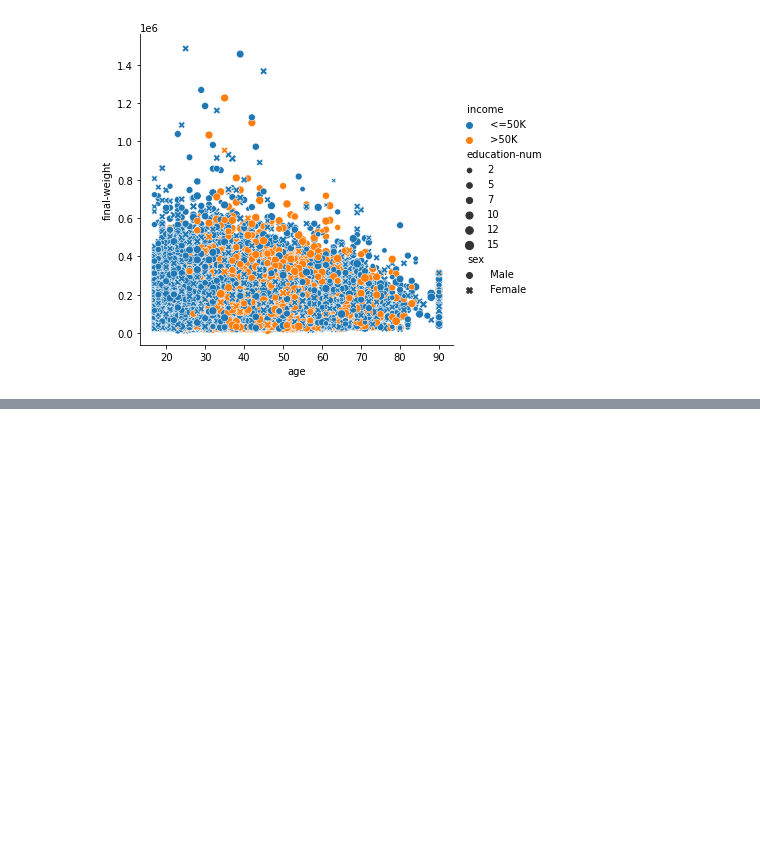
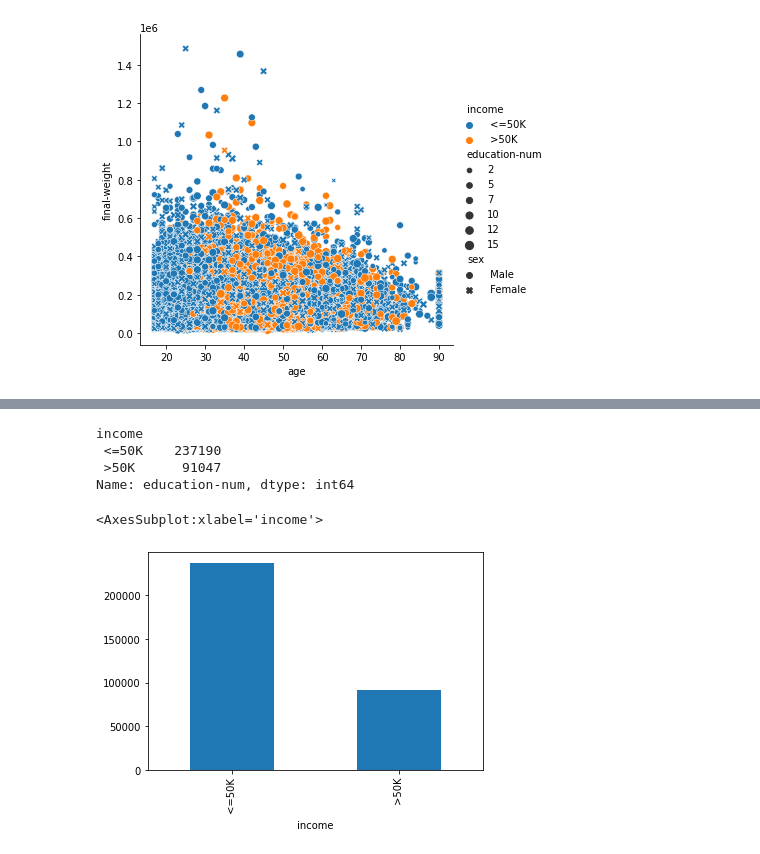
Before and after one commit to AlissonRaphael/statistics_for_data_science_and_machine_learning, a Jupyter notebook: 10_visualizacao/graficos.ipynb, the cells around one changed output, grey strips where cells are left out. Drawn from its saved outputs; the diff is of its cells as text; code cells hidden in the pictures; blank space fills up the shorter version.

```diff
--- a/10_visualizacao/graficos.ipynb
+++ b/10_visualizacao/graficos.ipynb
@@ -28,0 +36,13 @@ sns.relplot(x='age', y='final-weight', data=dataset,
+# %%
+dados_agrupados = dataset.groupby(['income'])['education-num'].sum()
+dados_agrupados
+# %% [output]
+income
+ <=50K    237190
+ >50K      91047
+Name: education-num, dtype: int64
+# %%
+dados_agrupados.plot.bar()
+# %% [output]
+<AxesSubplot:xlabel='income'>
+[figure, added]
```
Also changed, not shown: parts of 3 cells of this notebook.
